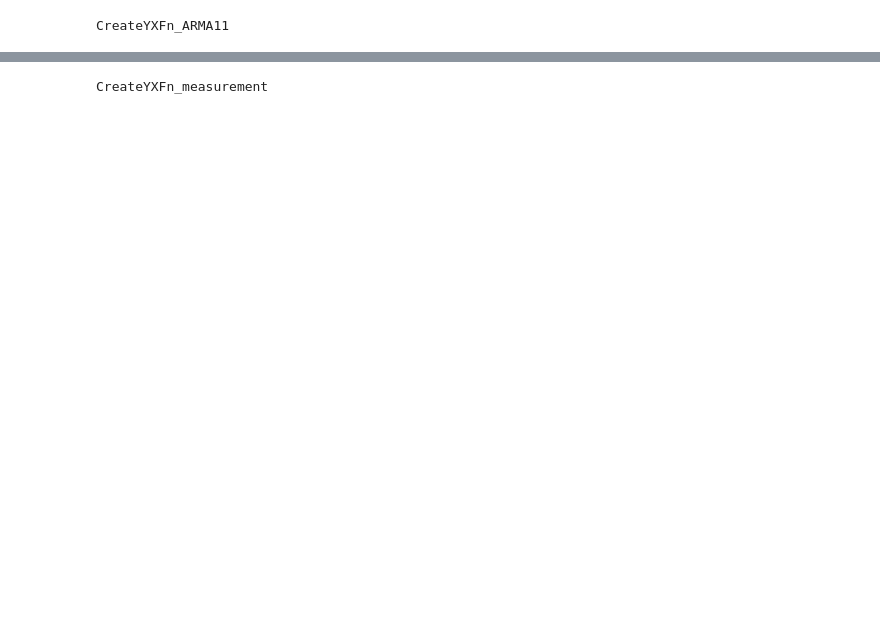
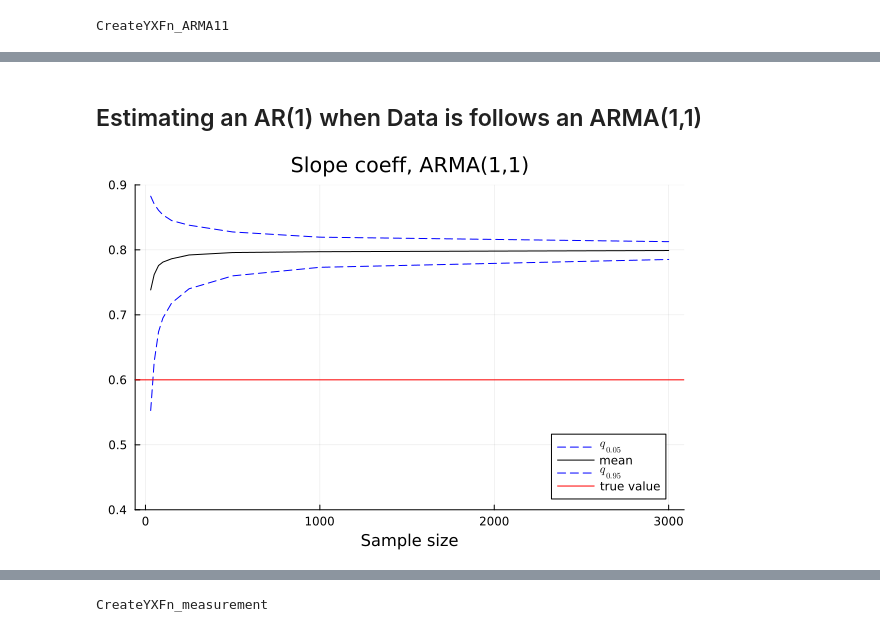
Before and after one commit to PaulSoderlind/ModernFinancialEconometrics, a Jupyter notebook: Ch09_Asymptotics.ipynb, the cells around one changed output, grey strips where cells are left out. Saved outputs shown, nothing was run; the diff lists cells and outputs as text; code cells hidden in the pictures; blank space fills up the shorter version.

```diff
--- a/Ch09_Asymptotics.ipynb
+++ b/Ch09_Asymptotics.ipynb
@@ -88,0 +89,28 @@ display(p1)
+# %% [markdown]
+## Estimating an AR(1) when Data is follows an ARMA(1,1)
+# %%
+(ρ,θ) = (0.6,0.9)
+TM = [30,50,75,100,150,250,500,1000,3000]         #calculate for different sample sizes
+
+bM = fill(NaN,NSim,length(TM))
+for (i,T) in enumerate(TM)
+  local bHat
+  bHat = SimulateOLS(z -> CreateYXFn_ARMA11(z,ρ,θ),T,NSim)
+  bM[:,i] = bHat[:,2]                   #save the slope coef
+end
+
+q05 = [quantile(z,0.05) for z in eachcol(bM)]
+q95 = [quantile(z,0.95) for z in eachcol(bM)]
+meanb = mean(bM,dims=1)'
+
+p1 = plot( TM,[q05 meanb q95],
+           ylims = [0.4,0.9],
+           label = [L"q_{0.05}" "mean" L"q_{0.95}"],
+           linecolor = [:blue :black :blue],
+           linestyle = [:dash :solid :dash],
+           title = "Slope coeff, ARMA(1,1)",
+           xlabel = "Sample size")
+     hline!([0.6],linecolor=:red,line=:solid,label="true value")
+display(p1)
+# %% [output]
+[figure, added]
```
Also changed, not shown: parts of 19 cells of this notebook.
